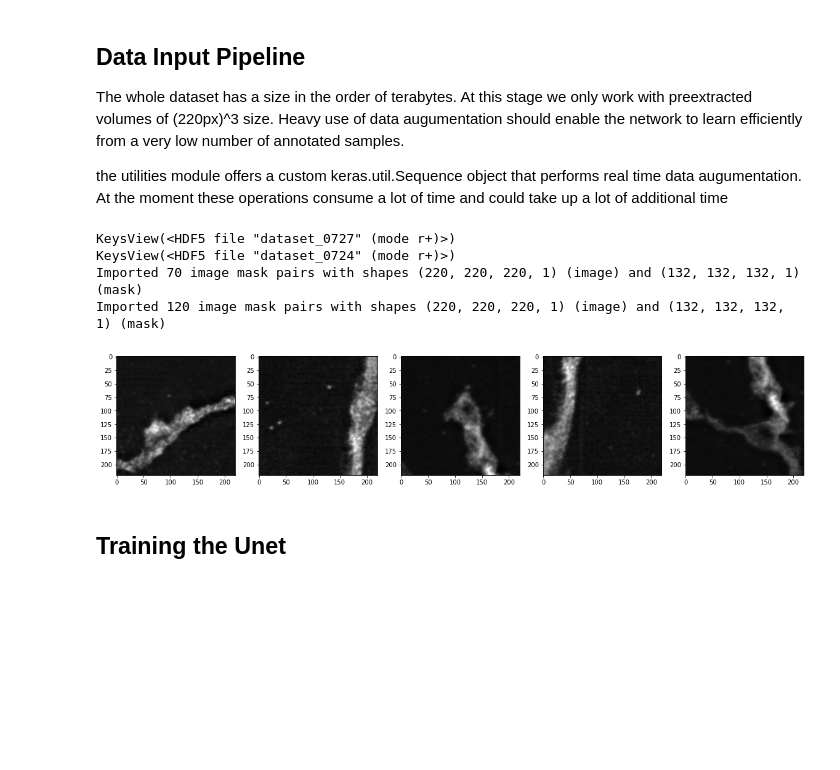
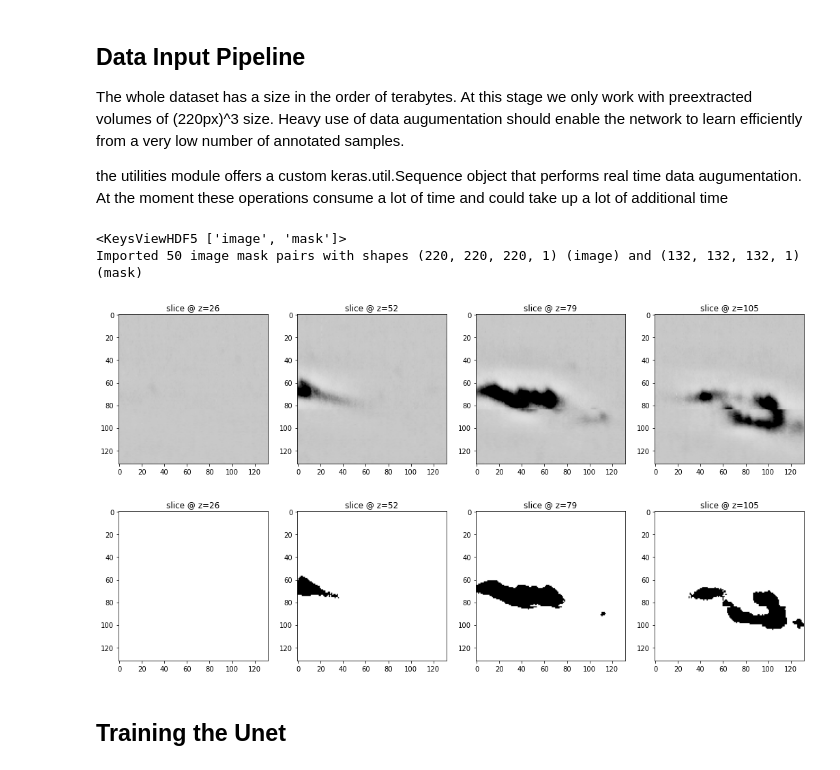
Before and after one commit to randomstructures/ExLSM-Image-Segmentation, a Jupyter notebook: 3D Unet/retrain0727/training.ipynb, the cells around one changed output. Cells and saved outputs as stored; diff of their text form; code cells hidden in the pictures; blank space fills up the shorter version.

```diff
--- a/3D Unet/retrain0727/training.ipynb
+++ b/3D Unet/retrain0727/training.ipynb
@@ -48,8 +46,9 @@ Heavy use of data augumentation should enable the network to learn efficiently f
 the utilities module offers a custom keras.util.Sequence object that performs real time data augumentation. At the moment these operations consume a lot of time and could take up a lot of additional time
 # %%
 # Load images and masks from preprocessed hdf5 files
-base_dir = 'C:\\Users\\lillvisj\\linus\\'
-h5_paths = [base_dir+'dataset_0727', base_dir+'dataset_0724']
+#base_dir = 'C:\\Users\\lillvisj\\linus\\'
+base_dir = 'C:\\Users\\Linus Meienberg\\Documents\\ML Datasets\\FruSingleNeuron_20190707\\'
+h5_paths = [base_dir+'dataset_0727']#, base_dir+'dataset_0724']
 h5_files = [h5py.File(path) for path in h5_paths]
 [print(h5_file.keys()) for h5_file in h5_files]
 
@@ -70,22 +69,16 @@ for h5_file in h5_files:
 # pixel values are cliped, shifted and scaled
 # the masks are binarized
 # %% [output]
-KeysView(<HDF5 file "dataset_0727" (mode r+)>)
-KeysView(<HDF5 file "dataset_0724" (mode r+)>)
-Imported 70 image mask pairs with shapes (220, 220, 220, 1) (image) and (132, 132, 132, 1) (mask)
-Imported 120 image mask pairs with shapes (220, 220, 220, 1) (image) and (132, 132, 132, 1) (mask)
+<KeysViewHDF5 ['image', 'mask']>
+Imported 50 image mask pairs with shapes (220, 220, 220, 1) (image) and (132, 132, 132, 1) (mask)
 # %%
 # validate the dataset
-#img = images[9]
-#utilities.showZSlices(img[44:176,44:176,44:176], mode='gray', vmin=-5, vmax=10)
-#msk = masks[9]
-#utilities.showZSlices(msk, mode='gray', vmin=0, vmax=1)
-plt.figure(figsize=(20,4))
-index = np.random.choice(len(images), 5)
-for i, ind in enumerate(index):
-    plt.subplot(1,5,i+1)
-    plt.imshow(np.sum(images[ind], axis=0)[...,0], cmap='gray')
+img = images[9]
+utilities.showZSlices(img[44:176,44:176,44:176], mode='gray', vmin=-5, vmax=10)
+msk = masks[9]
+utilities.showZSlices(msk, mode='gray', vmin=0, vmax=1)
 # %% [output]
-[figure, old version]
+[figure, new version]
+[figure, added]
 # %%
 #TODO explore techniques to speed up image augumentation and batch preparation
```
Also changed, not shown: parts of 12 cells of this notebook.
